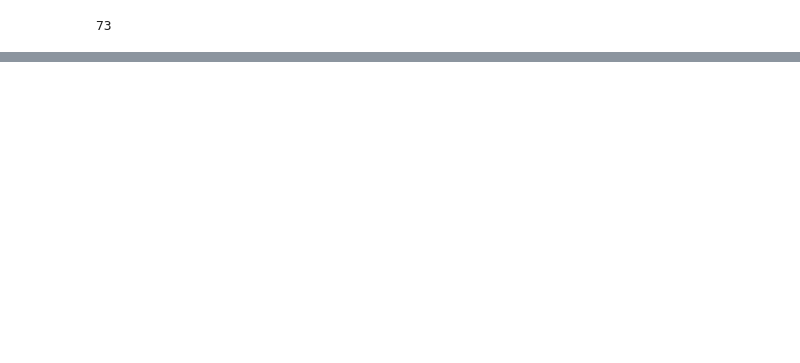
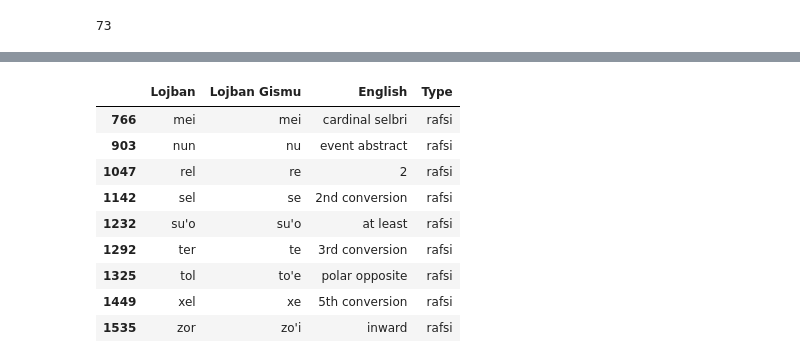
Before and after one commit to garetht/nyu-debate-modeling, a Jupyter notebook: task_relevant/word_search.ipynb, the cells around one changed output, grey strips where cells are left out. Saved outputs shown, nothing was run; the diff lists cells and outputs as text; code cells hidden in the pictures; blank space fills up the shorter version.

```diff
--- a/task_relevant/word_search.ipynb
+++ b/task_relevant/word_search.ipynb
@@ -223,6 +258,9 @@ def return_rasfi(rasfi_def):
                 json_line = json.dumps(matched_dict, ensure_ascii=False)
                 rasfi_f.write(json_line + "\n")
 
-    return rest_found
+
+    filtered_rasfi = data_rafsi[data_rafsi["Lojban"].isin(rest_found)]
+
+    return filtered_rasfi
 # %%
-return_rasfi(rasfi_def)
+filtered_data_rasfi = return_rasfi(rasfi_def)
@@ -246,0 +267,2 @@ return_rasfi(rasfi_def)
+# %%
+filtered_rasfi_gismu = data_gismu[data_gismu["Lojban"].isin(filtered_data_rasfi["Lojban Gismu"])]
@@ -246,0 +279,14 @@ return_rasfi(rasfi_def)
+# %%
+not_filtered_rasfi_gismu = filtered_data_rasfi[~filtered_data_rasfi["Lojban Gismu"].isin(filtered_rasfi_gismu["Lojban"])]
+not_filtered_rasfi_gismu
+# %% [output]
+|  | Lojban | Lojban Gismu | English | Type |
+| 766 | mei | mei | cardinal selbri | rafsi |
+| 903 | nun | nu | event abstract | rafsi |
+| 1047 | rel | re | 2 | rafsi |
+| 1142 | sel | se | 2nd conversion | rafsi |
+| 1232 | su'o | su'o | at least | rafsi |
+| 1292 | ter | te | 3rd conversion | rafsi |
+| 1325 | tol | to'e | polar opposite | rafsi |
+| 1449 | xel | xe | 5th conversion | rafsi |
+| 1535 | zor | zo'i | inward | rafsi |
```
Also changed, not shown: parts of 12 cells of this notebook, 43 other files.
